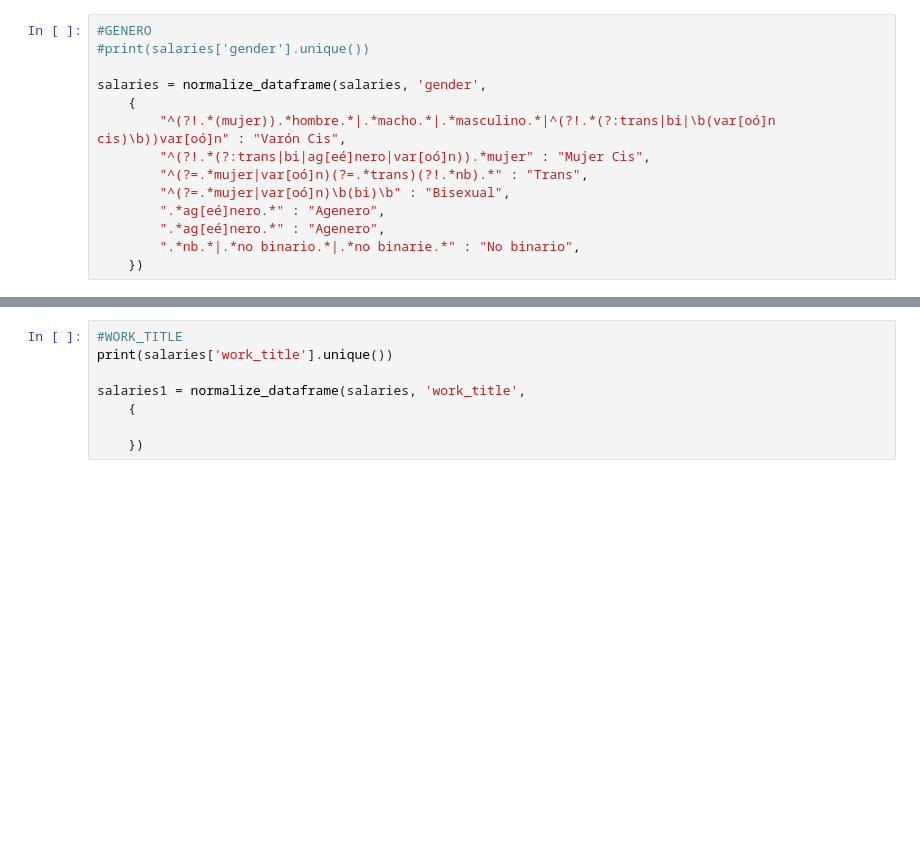
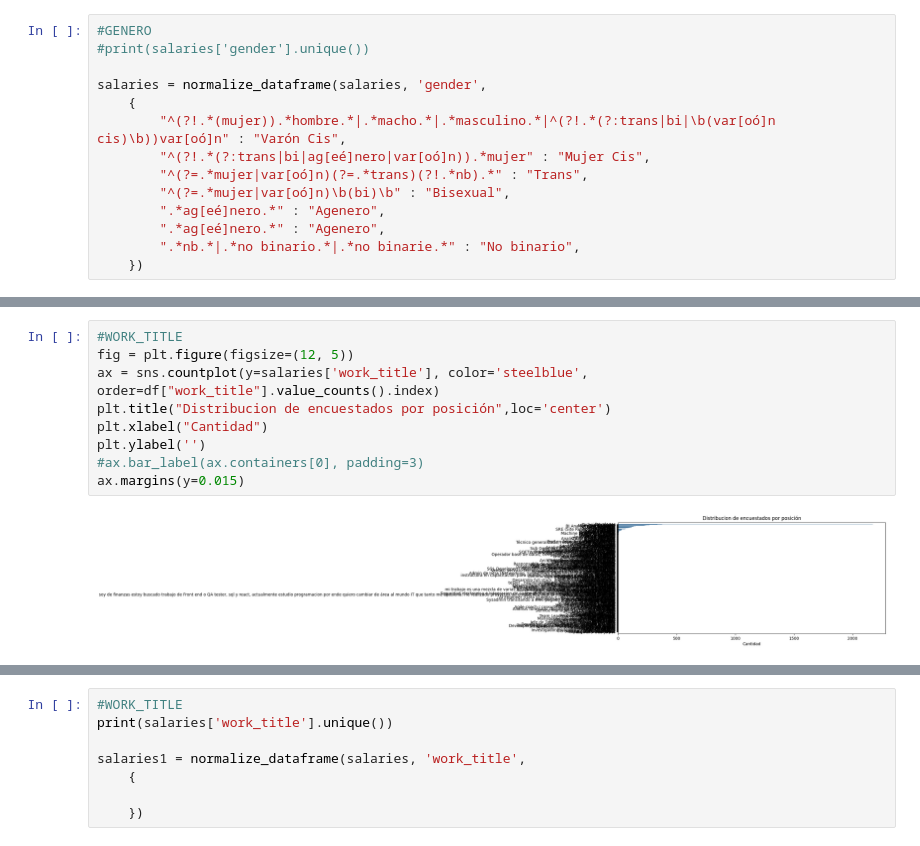
Before and after one commit to simonzanetti/2023.2-SysArmy-IT-Salaries-Survey, a Jupyter notebook: 2023_2_SysArmy_Survey.ipynb, the cells around one changed output, grey strips where cells are left out. Drawn from its saved outputs; the diff is of its cells as text; blank space fills up the shorter version.

```diff
--- a/2023_2_SysArmy_Survey.ipynb
+++ b/2023_2_SysArmy_Survey.ipynb
@@ -169,0 +247,11 @@ salaries = normalize_dataframe(salaries, 'gender',
+# %%
+#WORK_TITLE
+fig = plt.figure(figsize=(12, 5))
+ax = sns.countplot(y=salaries['work_title'], color='steelblue', order=df["work_title"].value_counts().index)
+plt.title("Distribucion de encuestados por posición",loc='center')
+plt.xlabel("Cantidad")
+plt.ylabel('')
+#ax.bar_label(ax.containers[0], padding=3)
+ax.margins(y=0.015)
+# %% [output]
+[figure, added]
```
Also changed, not shown: parts of 10 cells of this notebook.
